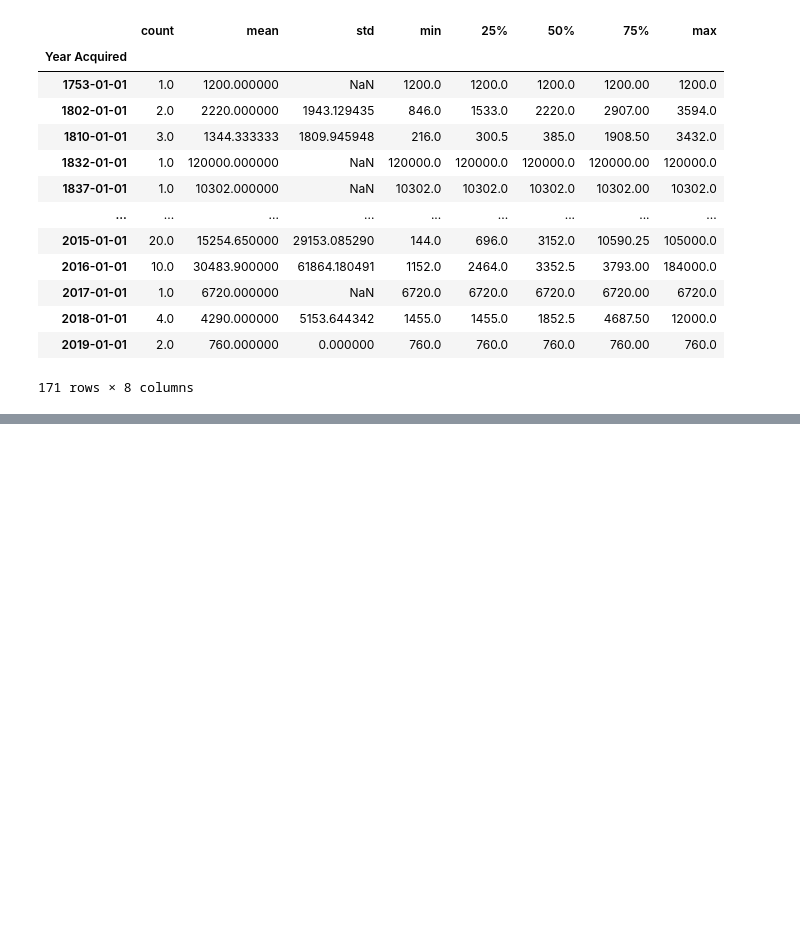
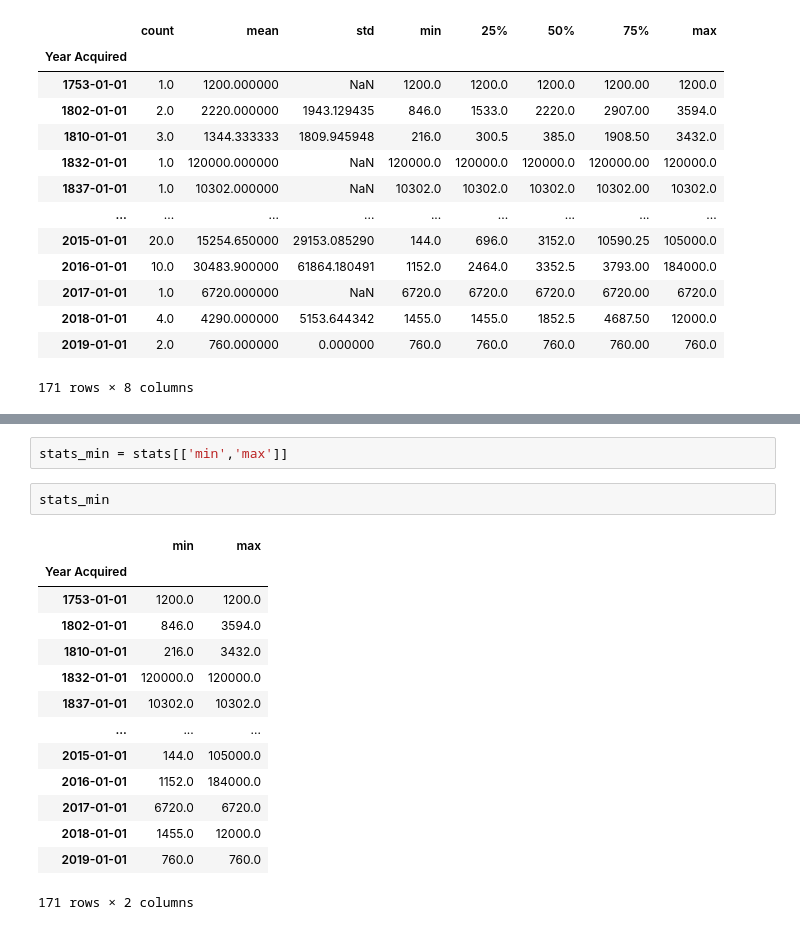
Before and after one commit to UIUC-iSchool-DataViz/is445_obuobg_spring2025, a Jupyter notebook: week10/inClass_week10.ipynb, the cells around one changed output, grey strips where cells are left out. Drawn from its saved outputs; the diff is of its cells as text; blank space fills up the shorter version.

```diff
--- a/week10/inClass_week10.ipynb
+++ b/week10/inClass_week10.ipynb
@@ -204,0 +222,19 @@ lines
+# %%
+stats_min = stats[['min','max']]
+# %%
+stats_min
+# %% [output]
+|  | min | max |
+| Year Acquired |  |  |
+| 1753-01-01 | 1200.0 | 1200.0 |
+| 1802-01-01 | 846.0 | 3594.0 |
+| 1810-01-01 | 216.0 | 3432.0 |
+| 1832-01-01 | 120000.0 | 120000.0 |
+| 1837-01-01 | 10302.0 | 10302.0 |
+| ... | ... | ... |
+| 2015-01-01 | 144.0 | 105000.0 |
+| 2016-01-01 | 1152.0 | 184000.0 |
+| 2017-01-01 | 6720.0 | 6720.0 |
+| 2018-01-01 | 1455.0 | 12000.0 |
+| 2019-01-01 | 760.0 | 760.0 |
+171 rows × 2 columns
```
Also changed, not shown: parts of 1 cell of this notebook.
